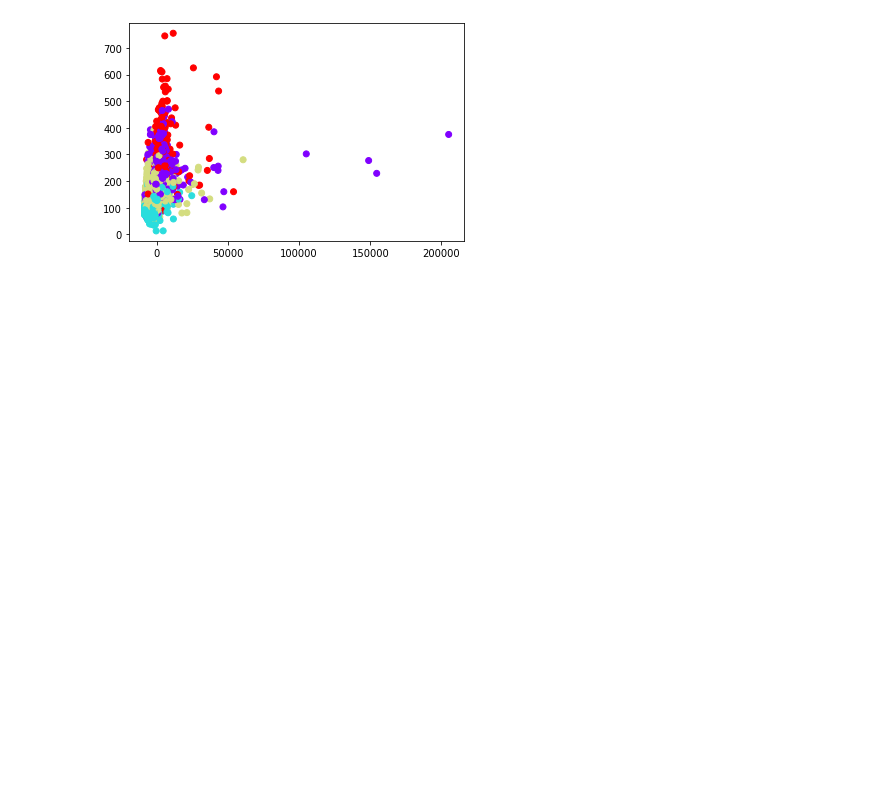
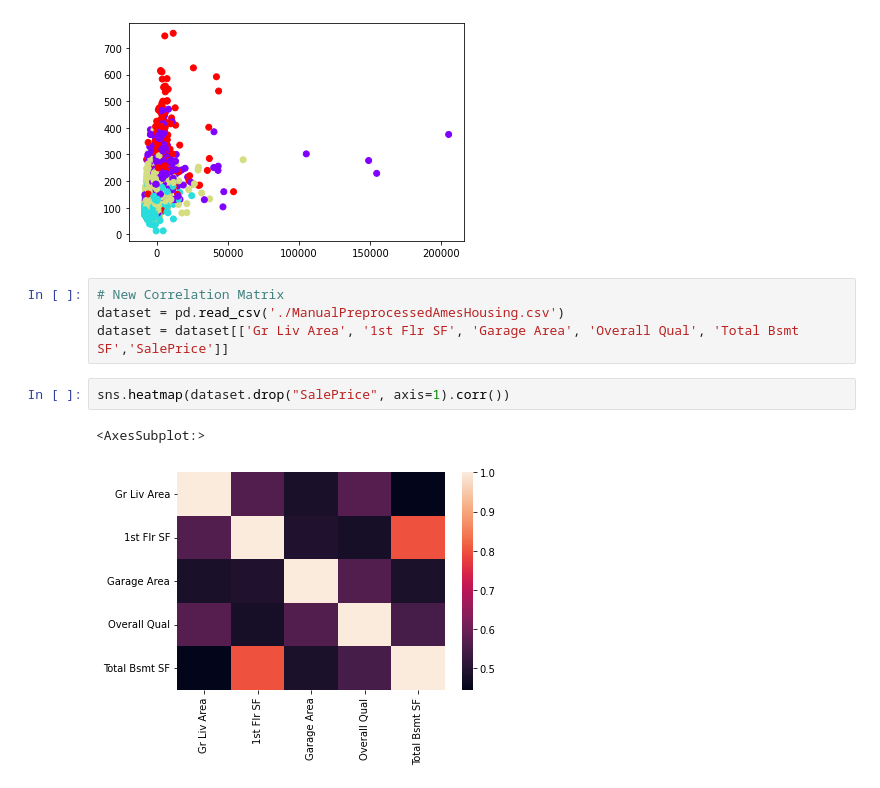
Before and after one commit to qyccc3/CS334FinalProject, a Jupyter notebook: Correlation.ipynb, the cells around one changed output. Drawn from its saved outputs; the diff is of its cells as text; blank space fills up the shorter version.

```diff
--- a/Correlation.ipynb
+++ b/Correlation.ipynb
@@ -153,3 +167,12 @@ plt.scatter(x_pca, dataset['SalePrice'], c=kmeans.labels_, cmap='rainbow')
 # %% [output]
 <matplotlib.collections.PathCollection at 0x...>
 [figure]
+# %%
+# New Correlation Matrix
+dataset = pd.read_csv('./ManualPreprocessedAmesHousing.csv')
+dataset = dataset[['Gr Liv Area', '1st Flr SF', 'Garage Area', 'Overall Qual', 'Total Bsmt SF','SalePrice']]
+# %%
+sns.heatmap(dataset.drop("SalePrice", axis=1).corr())
+# %% [output]
+<AxesSubplot:>
+[figure, added]
```
Also changed, not shown: parts of 1 cell of this notebook, 8 other files.
